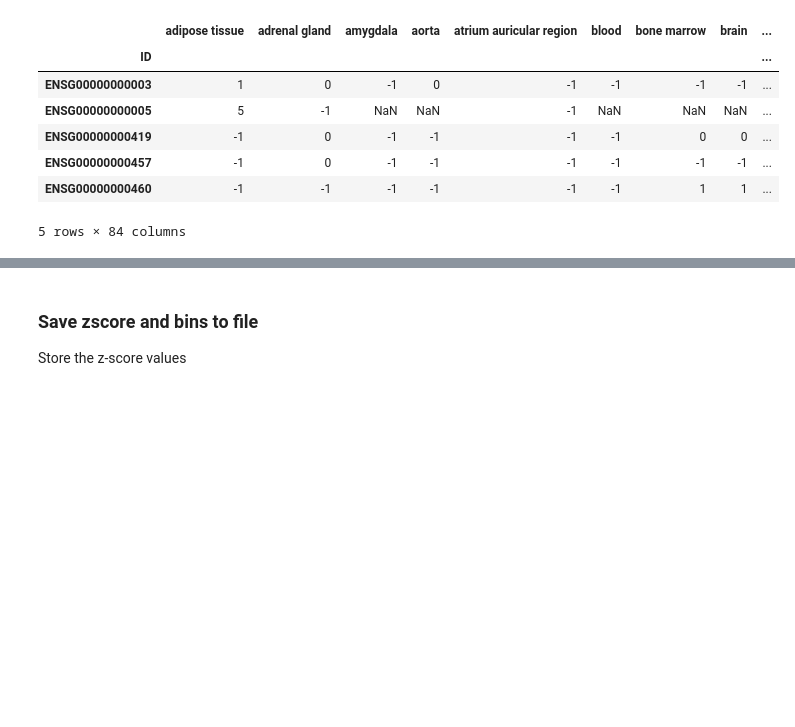
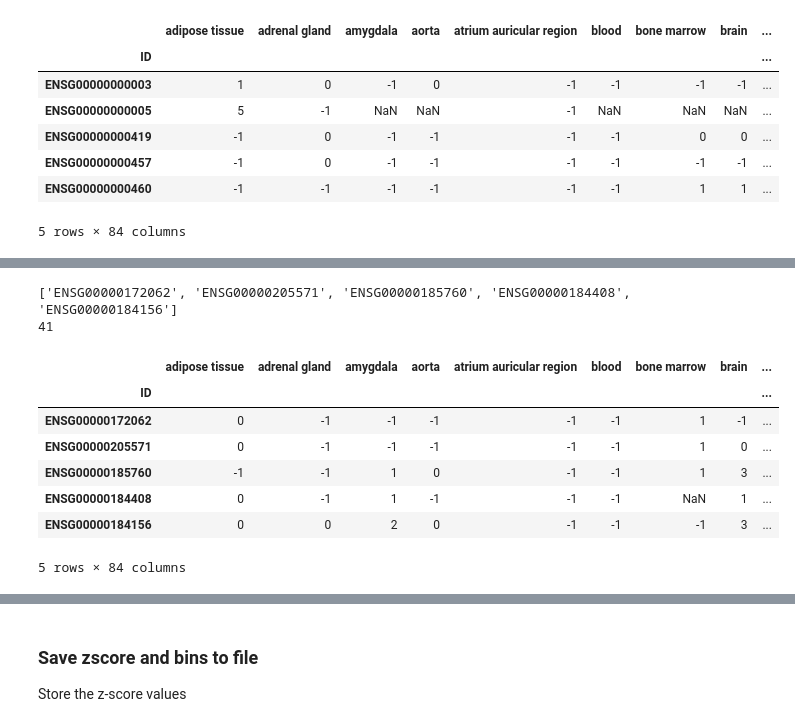
Before and after one commit to opentargets-archive/expression_analysis, a Jupyter notebook: rna_expression_analysis.ipynb, the cells around one changed output, grey strips where cells are left out. Saved outputs shown, nothing was run; the diff lists cells and outputs as text; code cells hidden in the pictures; blank space fills up the shorter version.

```diff
--- a/rna_expression_analysis.ipynb
+++ b/rna_expression_analysis.ipynb
@@ -487,0 +506,19 @@ zsc_binned_array.head()
+# %%
+sma3genes = []
+for g in r.json()['data']:
+    sma3genes.append(g['target']['id'])
+print(sma3genes[0:5])
+print(len(sma3genes))
+## 2. filter the zscore table
+zsc_binned_array.loc[sma3genes].head()
+# %% [output]
+['ENSG00000172062', 'ENSG00000205571', 'ENSG00000185760', 'ENSG00000184408', 'ENSG00000184156']
+41
+|  | adipose tissue | adrenal gland | amygdala | aorta | atrium auricular region | blood | bone marrow | brain | ... |
+| ID |  |  |  |  |  |  |  |  | ... |
+| ENSG00000172062 | 0 | -1 | -1 | -1 | -1 | -1 | 1 | -1 | ... |
+| ENSG00000205571 | 0 | -1 | -1 | -1 | -1 | -1 | 1 | 0 | ... |
+| ENSG00000185760 | -1 | -1 | 1 | 0 | -1 | -1 | 1 | 3 | ... |
+| ENSG00000184408 | 0 | -1 | 1 | -1 | -1 | -1 | NaN | 1 | ... |
+| ENSG00000184156 | 0 | 0 | 2 | 0 | -1 | -1 | -1 | 3 | ... |
+5 rows × 84 columns
```
Also changed, not shown: parts of 10 cells of this notebook.
